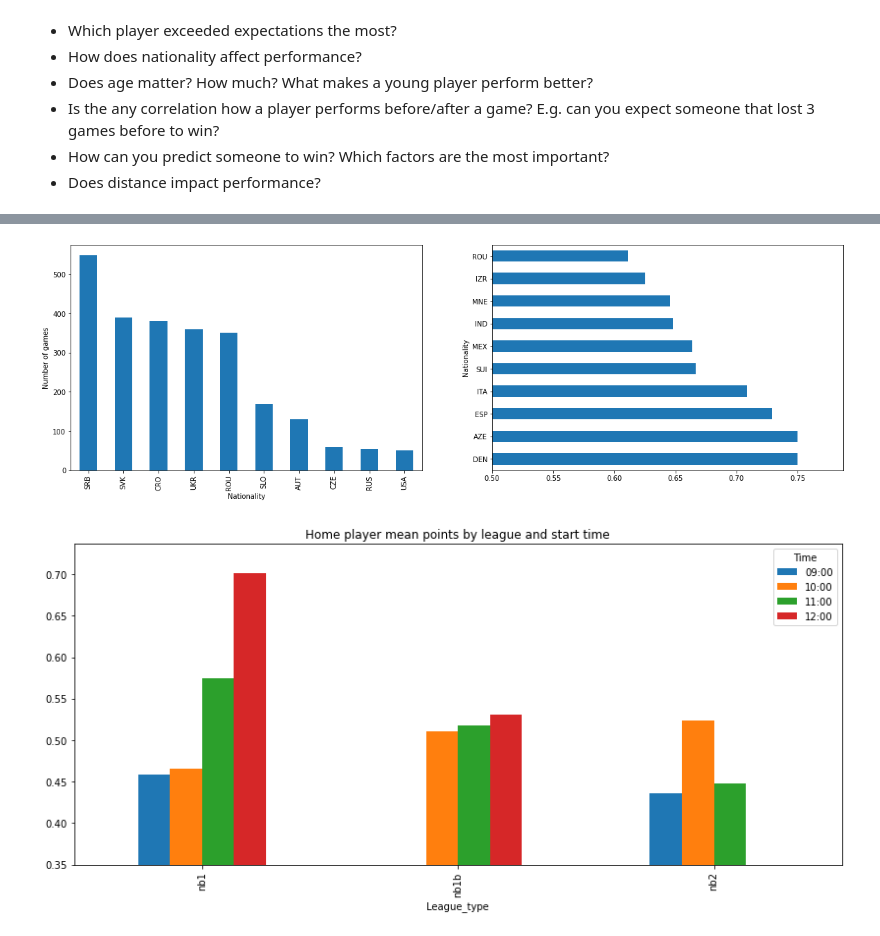
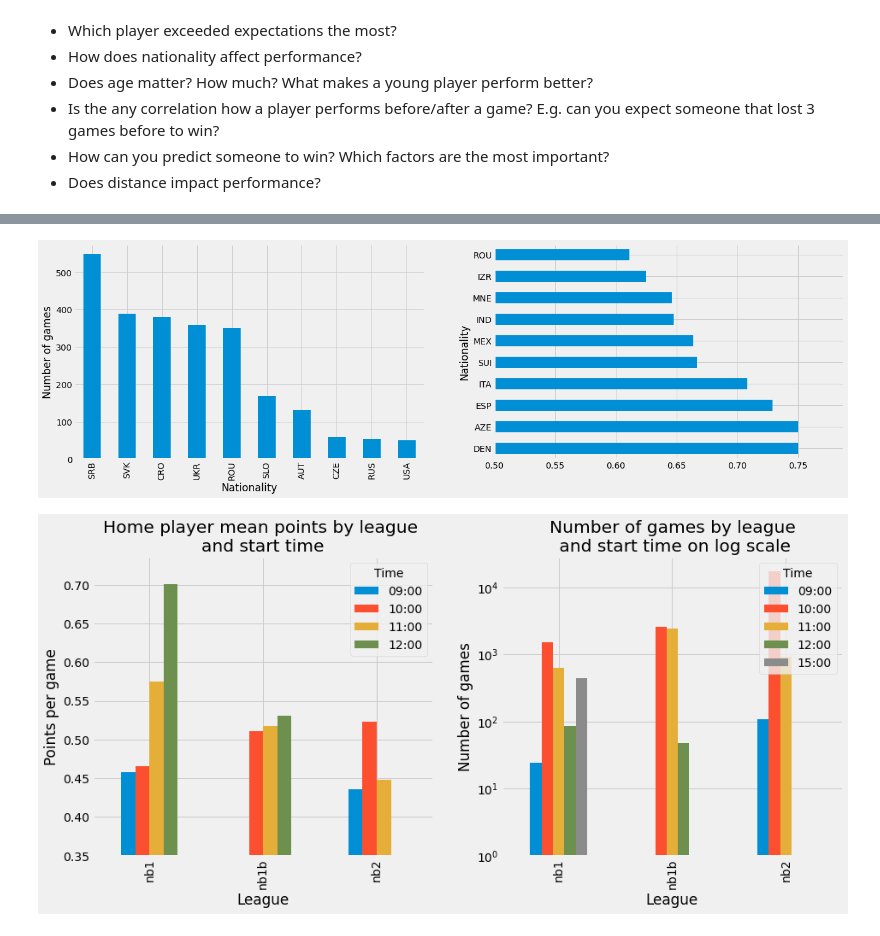
Before and after one commit to szukiadam/ChessChampionshipAnalysis, a Jupyter notebook: ChessChampionship.ipynb, the cells around one changed output, grey strips where cells are left out. Drawn from its saved outputs; the diff is of its cells as text; code cells hidden in the pictures.

```diff
--- a/ChessChampionship.ipynb
+++ b/ChessChampionship.ipynb
@@ -4,10 +6,13 @@
 # %%
 import numpy as np
 import pandas as pd
+import seaborn as sns
 import glob
 import os
 import re
-#from google.colab import files
+import matplotlib.pyplot as plt
+
+plt.style.use('fivethirtyeight')
 
 
 def load_games():
@@ -62,8 +60,8 @@ def drop_no_team_row(df):
 
 def convert_result(df):
 
-    df['Result_home'] = df['Result'].apply(lambda x: 0 if x == '01' else (0.5 if x == '½½' else 1))
-    df['Result_away'] = df['Result'].apply(lambda x: 1 if x == '01' else (0.5 if x == '½½' else 0))
+    df.loc[:,'Result_home'] = df['Result'].apply(lambda x: 0 if x == '01' else (0.5 if x == '½½' else 1))
+    df.loc[:,'Result_away'] = df['Result'].apply(lambda x: 1 if x == '01' else (0.5 if x == '½½' else 0))
 
     del df['Result']
 
@@ -371,8 +341,5 @@ all_ranklist.reindex(all_ranklist.columns, axis=1)
 # %%
 # USE .LOC !!! TODO
-
-%%time
-
 import datetime
 
 def plus_season_age(season):
@@ -411,13 +378,13 @@ def manipulate_ranklist(df):
 
     df.loc[:,'Born year'] = df['Born year'].fillna(1961)
     df['Born year'] = pd.to_numeric(df['Born year'])
-    df['Age'] = 2015 - df['Born year']
+    df.loc[:,'Age'] = 2015 - df['Born year']
     df['Age'] = df.apply(lambda x: int(x['Age'])+plus_season_age(x['Season']), axis=1)   ## correct it for every season !!! TODO
 
     del df['Born year']
 
     bins = [0, 18, 25, 35, 50, 65, 100]
-    labels = [1,2,3,4,5,6]
+    labels = ['0-18','18-25','25-35','35-50','50-65','65+']
     df['AgeBin'] = pd.cut(df['Age'], bins=bins, labels=labels)
 
     correct_df = df.apply(pd.to_numeric, errors='ignore')  #converts whatever it can to numeric data type
@@ -483,13 +443,13 @@ def summarize_fide_columns(df1):
     df = df1.copy()
     for i in range(0,6):  # ONLY GOES UP TO 2020, 2021 IS NOT CALCULATED!
 
-        df[str(2015+i)+' Year standard games total'] = sum_fide(df1, 2015+i, 'Game no', 'standard')
-        df[str(2015+i)+' Year rapid games total'] = sum_fide(df1, 2015+i, 'Game no', 'rapid')
-        df[str(2015+i)+' Year blitz games total'] = sum_fide(df1, 2015+i, 'Game no', 'blitz')
+        df.loc[:,str(2015+i)+' Year standard games total'] = sum_fide(df1, 2015+i, 'Game no', 'standard')
+        df.loc[:,str(2015+i)+' Year rapid games total'] = sum_fide(df1, 2015+i, 'Game no', 'rapid')
+        df.loc[:,str(2015+i)+' Year blitz games total'] = sum_fide(df1, 2015+i, 'Game no', 'blitz')
 
-        df[str(2015+i)+' Year standard rating change total'] = sum_fide(df1, 2015+i, 'Rating change', 'standard')
-        df[str(2015+i)+' Year rapid rating change total'] = sum_fide(df1, 2015+i, 'Rating change', 'rapid')
-        df[str(2015+i)+' Year blitz rating change total'] = sum_fide(df1, 2015+i, 'Rating change', 'blitz')
+        df.loc[:,str(2015+i)+' Year standard rating change total'] = sum_fide(df1, 2015+i, 'Rating change', 'standard')
+        df.loc[:,str(2015+i)+' Year rapid rating change total'] = sum_fide(df1, 2015+i, 'Rating change', 'rapid')
+        df.loc[:,str(2015+i)+' Year blitz rating change total'] = sum_fide(df1, 2015+i, 'Rating change', 'blitz')
 
     df.drop(df.iloc[:, get_column_index(df, 'Game no 2021-Feb standard'): get_column_index(df,'Rating change 2015-Jan blitz')+1], inplace = True, axis = 1) #+1 so that the last one is included as well
     df = df.apply(pd.to_numeric, errors='ignore')
@@ -760,5 +705,6 @@ pivot_home_away_category.iloc[:,-3:].groupby('League').mean().style.highlight_ma
 # %%
 ## Performance and number of games by nationality
+# TODO: add plot with at least 25 games
 def nationality_games_and_performance(df):
 
     fig, axs = plt.subplots(1,2)
@@ -767,25 +713,21 @@ def nationality_games_and_performance(df):
     nat_games.sort_values(ascending=False).dropna().iloc[1:].head(10).plot.bar(figsize=(20,6), ax=axs[0], xlabel='Nationality', ylabel='Number of games') # we drop the first row (as its obviously hungary)
 
     a = (df.groupby('Nationality_away')['Result_away'].mean() + df.groupby('Nationality_home')['Result_home'].mean())/2
-    a.sort_values(ascending=False).dropna().head(10).plot.barh(figsize=(20,6), ax=axs[1], xlim=0.5, xlabel='Nationality', ylabel='Average points per game')
+    a.sort_values(ascending=False).dropna().head(10).plot.barh(figsize=(20,6), ax=axs[1], xlim=0.5, xlabel='Nationality', ylabel='Avg points per game')
 
 
 nationality_games_and_performance(df)
 # %% [output]
-[figure, old version]
+[figure, new version]
 # %%
-def add_league_type(df):
-    df['League_type'] = df['League'].apply(lambda x: x[0:4])
-    df['League_type'] = df['League_type'].apply(lambda x: x[0:3] if x != 'nb1b' else x)
-    df['League_type']
-    return df
 
-df = add_league_type(df)
 
 def start_time_analysis(df):
+    fig, axs = plt.subplots(1,2)
+
     pd.pivot_table(df[df.Time != '15:00'], index=['League_type', 'Time'],values=['Result_home'], aggfunc=np.mean)
-    pd.pivot_table(df[df.Time != '15:00'], index=['League_type', 'Time'],values=['Result_home'], aggfunc=np.mean)['Result_home'].unstack().plot.bar(figsize=(14,6), ylim=0.35, title='Home player mean points by league and start time')
-
+    pd.pivot_table(df[df.Time != '15:00'], index=['League_type', 'Time'],values=['Result_home'], aggfunc=np.mean)['Result_home'].unstack().plot.bar(figsize=(14,6), ylim=0.35, ax=axs[0], xlabel='League', ylabel='Points per game', title='Home player mean points by league \nand start time')
+    df.groupby(['League_type', 'Time']).size().unstack().plot.bar(figsize=(14,6), log=True, ax=axs[1], xlabel='League', ylabel='Number of games', title='Number of games by league\n and start time on log scale')
 start_time_analysis(df)
 # %% [output]
-[figure, old version]
+[figure, new version]
```
Also changed, not shown: parts of 51 cells of this notebook.
